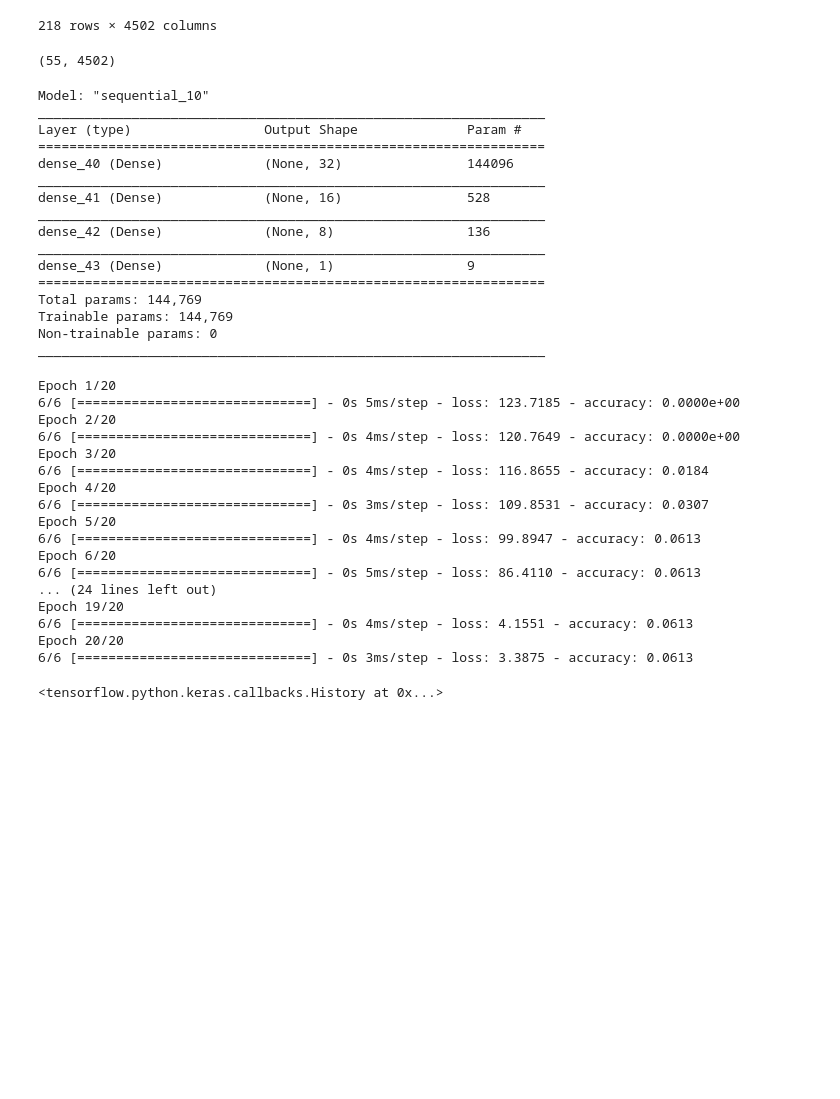
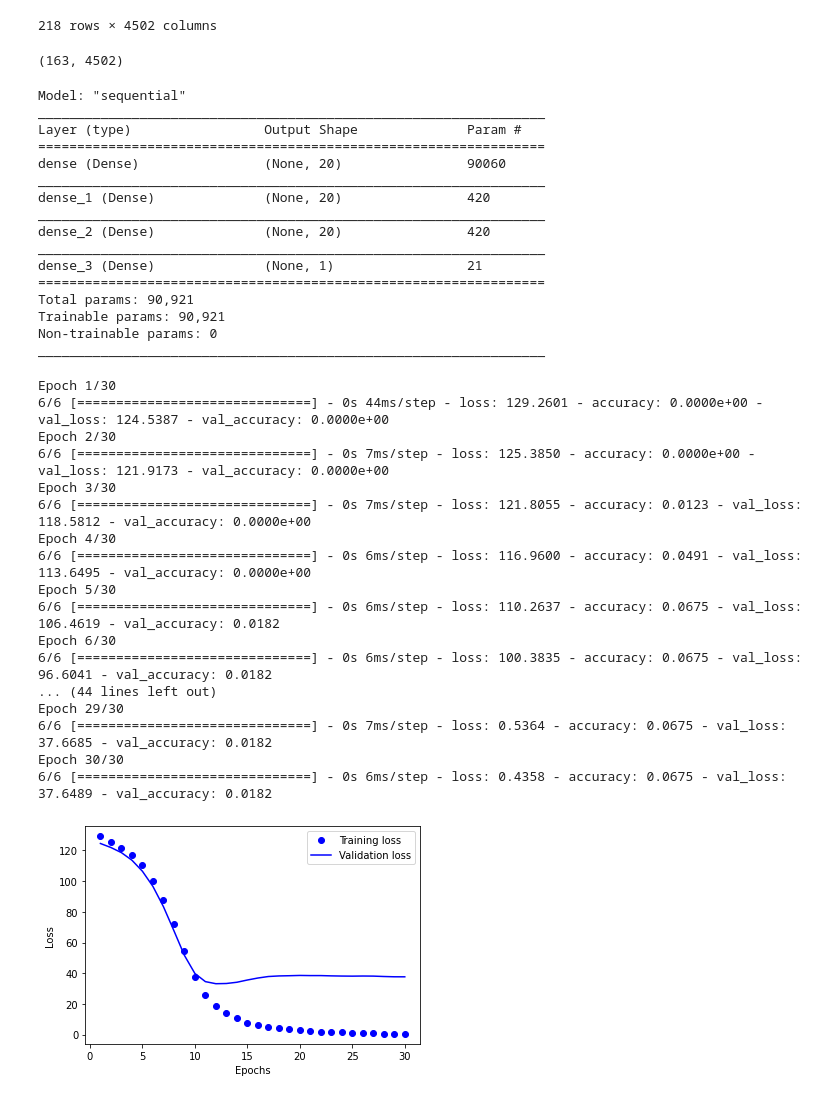
Before and after one commit to joshuadanielp/umn_fantasy_soccer, a Jupyter notebook: notebooks/research01.ipynb, the cells around one changed output. Drawn from its saved outputs; the diff is of its cells as text; code cells hidden in the pictures; blank space fills up the shorter version.

```diff
--- a/notebooks/research01.ipynb
+++ b/notebooks/research01.ipynb
@@ -237,35 +240,35 @@ from sklearn.model_selection import train_test_split
 
 X_train, X_test, y_train, y_test = train_test_split(X, y, random_state=3)
 # %%
-X_test.shape
+X_train.shape
 # %% [output]
-(55, 4502)
+(163, 4502)
 # %%
 # first, create a normal neural network with 2 inputs, 6 hidden nodes, and 2 outputs
 from tensorflow.keras.models import Sequential
 from tensorflow.keras.layers import Dense
 
 model = Sequential()
-model.add(Dense(units=32, activation='relu', input_dim=X_train.shape[-1]))
-model.add(Dense(units=16, activation='relu'))
-model.add(Dense(units=8, activation='relu'))
+model.add(Dense(units=20, activation='relu', input_dim=X_train.shape[-1]))
+model.add(Dense(units=20, activation='relu'))
+model.add(Dense(units=20, activation='relu'))
 model.add(Dense(units=1))
 model.summary()
 # %% [output]
-Model: "sequential_10"
+Model: "sequential"
 _________________________________________________________________
 Layer (type)                 Output Shape              Param #
 =================================================================
-dense_40 (Dense)             (None, 32)                144096
+dense (Dense)                (None, 20)                90060
 _________________________________________________________________
-dense_41 (Dense)             (None, 16)                528
+dense_1 (Dense)              (None, 20)                420
 _________________________________________________________________
-dense_42 (Dense)             (None, 8)                 136
+dense_2 (Dense)              (None, 20)                420
 _________________________________________________________________
-dense_43 (Dense)             (None, 1)                 9
+dense_3 (Dense)              (None, 1)                 21
 =================================================================
-Total params: 144,769
-Trainable params: 144,769
+Total params: 90,921
+Trainable params: 90,921
 Non-trainable params: 0
 _________________________________________________________________
 # %%
@@ -276,32 +279,46 @@ model.compile(optimizer='adam',
               metrics=['accuracy'])
 # %%
 # Fit the model to the training data
-model.fit(
+history = model.fit(
     X_train,
     y_train,
-    epochs=20,
+    epochs=30,
     shuffle=True,
-    verbose=1
+    verbose=1,
+    validation_data=(X_test, y_test)
 )
 # %% [output]
-Epoch 1/20
-6/6 [==============================] - 0s 5ms/step - loss: 123.7185 - accuracy: 0.0000e+00
-Epoch 2/20
-6/6 [==============================] - 0s 4ms/step - loss: 120.7649 - accuracy: 0.0000e+00
-Epoch 3/20
-6/6 [==============================] - 0s 4ms/step - loss: 116.8655 - accuracy: 0.0184
-Epoch 4/20
-6/6 [==============================] - 0s 3ms/step - loss: 109.8531 - accuracy: 0.0307
-Epoch 5/20
-6/6 [==============================] - 0s 4ms/step - loss: 99.8947 - accuracy: 0.0613
-Epoch 6/20
-6/6 [==============================] - 0s 5ms/step - loss: 86.4110 - accuracy: 0.0613
-... (24 lines left out)
-Epoch 19/20
-6/6 [==============================] - 0s 4ms/step - loss: 4.1551 - accuracy: 0.0613
-Epoch 20/20
-6/6 [==============================] - 0s 3ms/step - loss: 3.3875 - accuracy: 0.0613
+Epoch 1/30
+6/6 [==============================] - 0s 44ms/step - loss: 129.2601 - accuracy: 0.0000e+00 - val_loss: 124.5387 - val_accuracy: 0.0000e+00
+Epoch 2/30
+6/6 [==============================] - 0s 7ms/step - loss: 125.3850 - accuracy: 0.0000e+00 - val_loss: 121.9173 - val_accuracy: 0.0000e+00
+Epoch 3/30
+6/6 [==============================] - 0s 7ms/step - loss: 121.8055 - accuracy: 0.0123 - val_loss: 118.5812 - val_accuracy: 0.0000e+00
+Epoch 4/30
+6/6 [==============================] - 0s 6ms/step - loss: 116.9600 - accuracy: 0.0491 - val_loss: 113.6495 - val_accuracy: 0.0000e+00
+Epoch 5/30
+6/6 [==============================] - 0s 6ms/step - loss: 110.2637 - accuracy: 0.0675 - val_loss: 106.4619 - val_accuracy: 0.0182
+Epoch 6/30
+6/6 [==============================] - 0s 6ms/step - loss: 100.3835 - accuracy: 0.0675 - val_loss: 96.6041 - val_accuracy: 0.0182
+... (44 lines left out)
+Epoch 29/30
+6/6 [==============================] - 0s 7ms/step - loss: 0.5364 - accuracy: 0.0675 - val_loss: 37.6685 - val_accuracy: 0.0182
+Epoch 30/30
+6/6 [==============================] - 0s 6ms/step - loss: 0.4358 - accuracy: 0.0675 - val_loss: 37.6489 - val_accuracy: 0.0182
-<tensorflow.python.keras.callbacks.History at 0x...>
+# %%
+history_dict = history.history
+loss_values = history_dict['loss']
+test_loss_values = history_dict['val_loss']
+epochs = range(1, len(loss_values) + 1)
+
+plt.plot(epochs, loss_values, 'bo', label='Training loss')
+plt.plot(epochs, test_loss_values, 'b', label='Validation loss')
+plt.xlabel('Epochs')
+plt.ylabel('Loss')
+plt.legend()
+plt.show()
+# %% [output]
+[figure, added]
 # %%
 model_loss, model_accuracy = model.evaluate(
     X_test, y_test, verbose=2)
```
Also changed, not shown: parts of 27 cells of this notebook.
